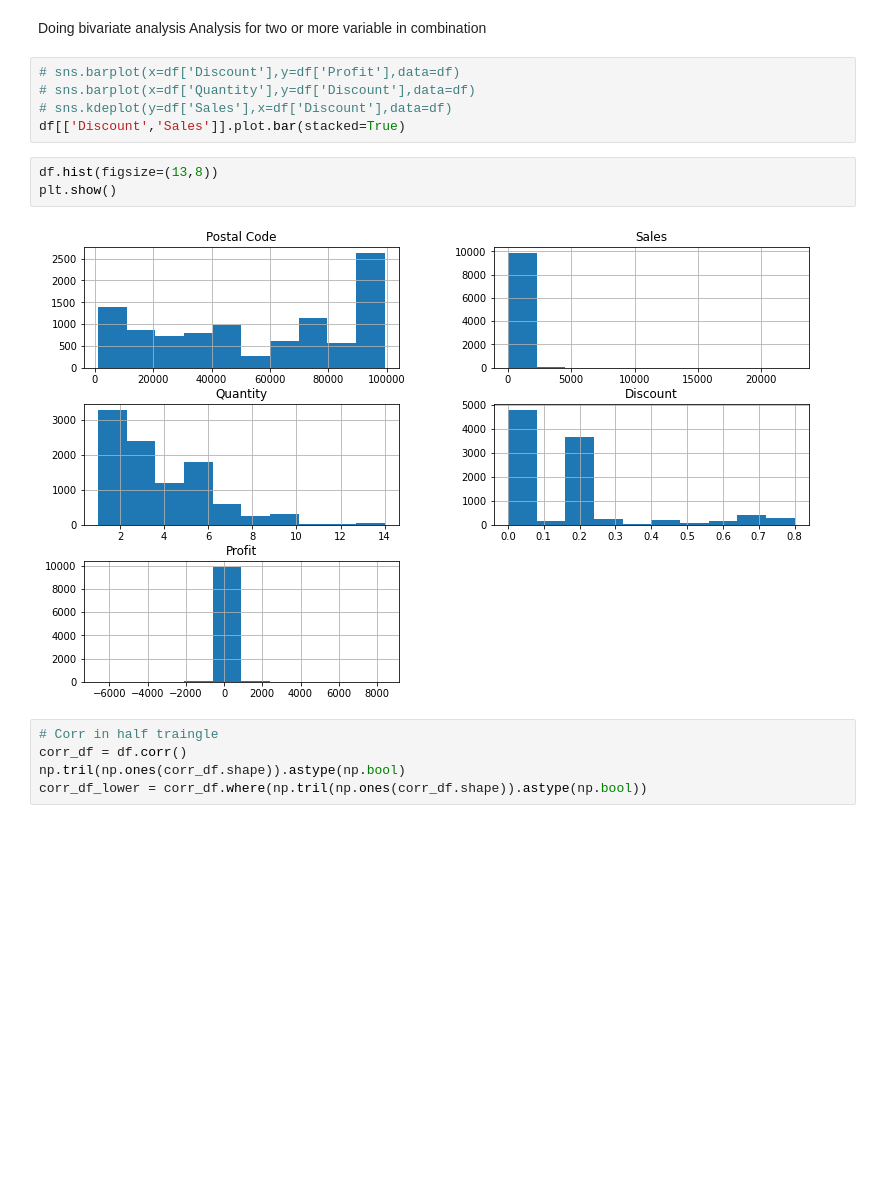
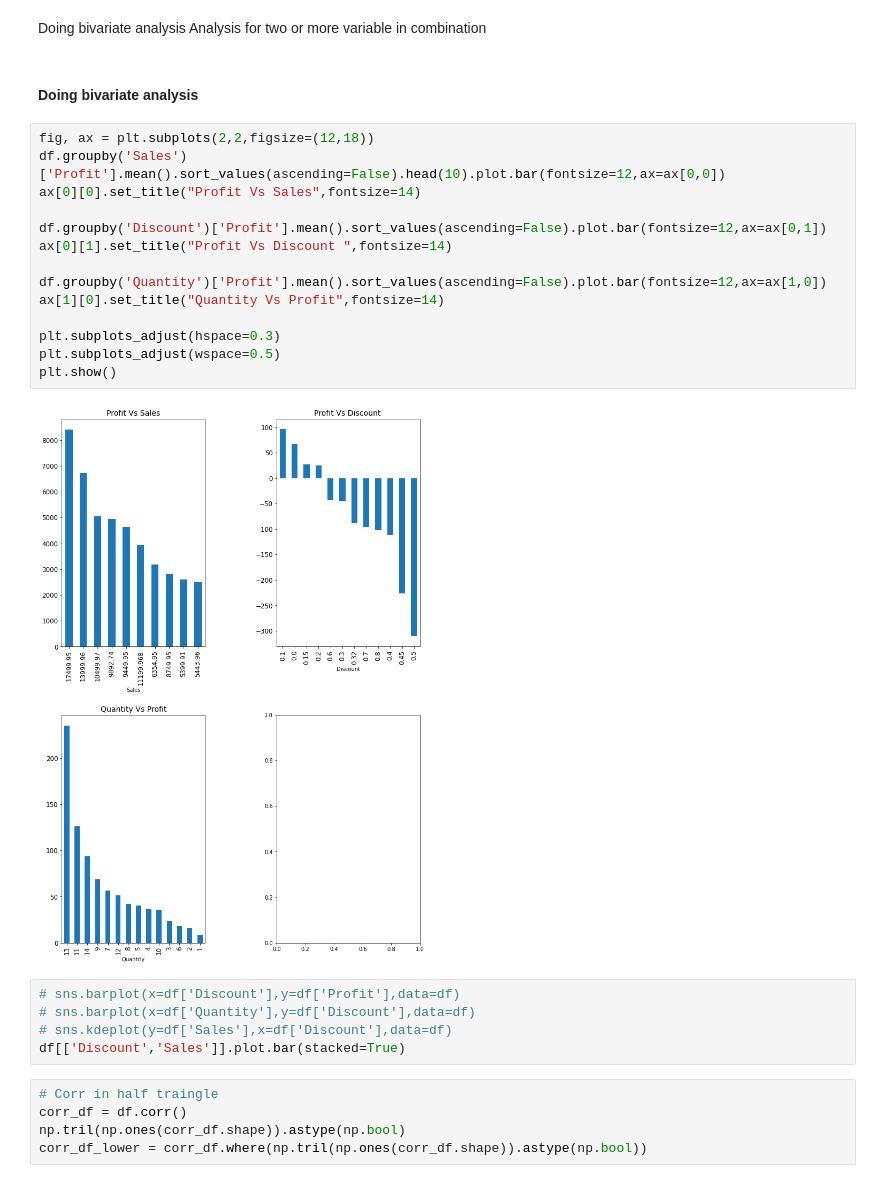
Before and after one commit to ukantjadia/TSF-GRIP-Tasks, a Jupyter notebook: Task-03/EDA_SampleSuperStore.ipynb, the cells around one changed output. Cells and saved outputs as stored; diff of their text form; blank space fills up the shorter version.

```diff
--- a/Task-03/EDA_SampleSuperStore.ipynb
+++ b/Task-03/EDA_SampleSuperStore.ipynb
@@ -237,16 +275,29 @@ plt.show()
 # %% [markdown]
 Doing bivariate analysis
 Analysis for two or more variable in combination
+# %% [markdown]
+#### Doing bivariate analysis
+# %%
+fig, ax = plt.subplots(2,2,figsize=(12,18))
+df.groupby('Sales')['Profit'].mean().sort_values(ascending=False).head(10).plot.bar(fontsize=12,ax=ax[0,0])
+ax[0][0].set_title("Profit Vs Sales",fontsize=14)
+
+df.groupby('Discount')['Profit'].mean().sort_values(ascending=False).plot.bar(fontsize=12,ax=ax[0,1])
+ax[0][1].set_title("Profit Vs Discount ",fontsize=14)
+
+df.groupby('Quantity')['Profit'].mean().sort_values(ascending=False).plot.bar(fontsize=12,ax=ax[1,0])
+ax[1][0].set_title("Quantity Vs Profit",fontsize=14)
+
+plt.subplots_adjust(hspace=0.3)
+plt.subplots_adjust(wspace=0.5)
+plt.show()
+# %% [output]
+[figure, added]
 # %%
 # sns.barplot(x=df['Discount'],y=df['Profit'],data=df)
 # sns.barplot(x=df['Quantity'],y=df['Discount'],data=df)
 # sns.kdeplot(y=df['Sales'],x=df['Discount'],data=df)
 df[['Discount','Sales']].plot.bar(stacked=True)
-# %%
-df.hist(figsize=(13,8))
-plt.show()
-# %% [output]
-[figure, removed]
 # %%
 # Corr in half traingle
 corr_df = df.corr()
```
Also changed, not shown: parts of 10 cells of this notebook.
